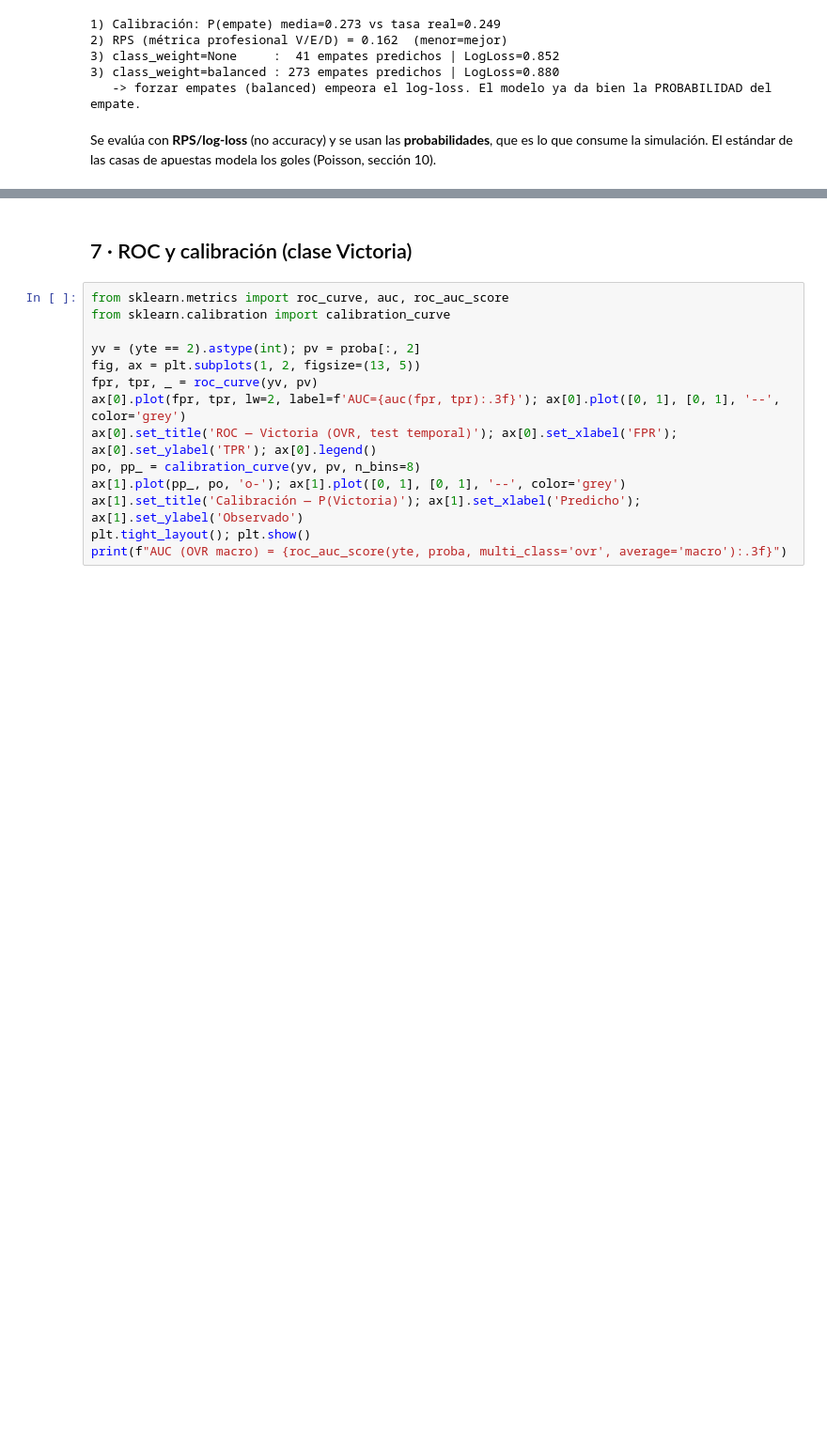
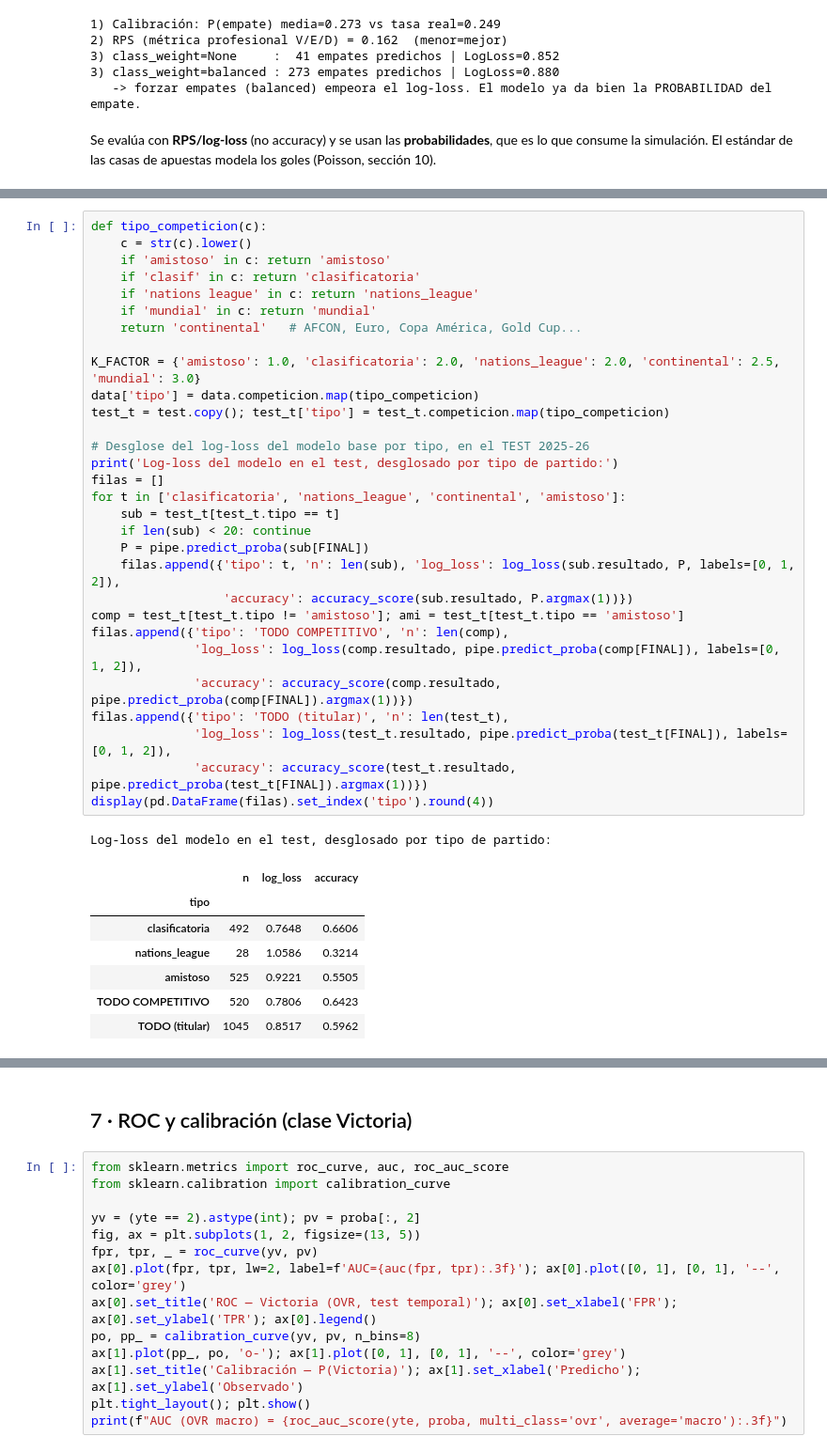
Before and after one commit to Pacortes2021/fifa-2026-hybrid-forecast, a Jupyter notebook: notebooks/Mundial_2026_Metodologia.ipynb, the cells around one changed output, grey strips where cells are left out. Shown at 94% size. Drawn from its saved outputs; the diff is of its cells as text; blank space fills up the shorter version.

```diff
--- a/notebooks/Mundial_2026_Metodologia.ipynb
+++ b/notebooks/Mundial_2026_Metodologia.ipynb
@@ -363,0 +372,39 @@ consume la simulación. El estándar de las casas de apuestas modela los goles (
+# %%
+def tipo_competicion(c):
+    c = str(c).lower()
+    if 'amistoso' in c: return 'amistoso'
+    if 'clasif' in c: return 'clasificatoria'
+    if 'nations league' in c: return 'nations_league'
+    if 'mundial' in c: return 'mundial'
+    return 'continental'   # AFCON, Euro, Copa América, Gold Cup...
+
+K_FACTOR = {'amistoso': 1.0, 'clasificatoria': 2.0, 'nations_league': 2.0, 'continental': 2.5, 'mundial': 3.0}
+data['tipo'] = data.competicion.map(tipo_competicion)
+test_t = test.copy(); test_t['tipo'] = test_t.competicion.map(tipo_competicion)
+
+# Desglose del log-loss del modelo base por tipo, en el TEST 2025-26
+print('Log-loss del modelo en el test, desglosado por tipo de partido:')
+filas = []
+for t in ['clasificatoria', 'nations_league', 'continental', 'amistoso']:
+    sub = test_t[test_t.tipo == t]
+    if len(sub) < 20: continue
+    P = pipe.predict_proba(sub[FINAL])
+    filas.append({'tipo': t, 'n': len(sub), 'log_loss': log_loss(sub.resultado, P, labels=[0, 1, 2]),
+                  'accuracy': accuracy_score(sub.resultado, P.argmax(1))})
+comp = test_t[test_t.tipo != 'amistoso']; ami = test_t[test_t.tipo == 'amistoso']
+filas.append({'tipo': 'TODO COMPETITIVO', 'n': len(comp),
+              'log_loss': log_loss(comp.resultado, pipe.predict_proba(comp[FINAL]), labels=[0, 1, 2]),
+              'accuracy': accuracy_score(comp.resultado, pipe.predict_proba(comp[FINAL]).argmax(1))})
+filas.append({'tipo': 'TODO (titular)', 'n': len(test_t),
+              'log_loss': log_loss(test_t.resultado, pipe.predict_proba(test_t[FINAL]), labels=[0, 1, 2]),
+              'accuracy': accuracy_score(test_t.resultado, pipe.predict_proba(test_t[FINAL]).argmax(1))})
+display(pd.DataFrame(filas).set_index('tipo').round(4))
+# %% [output]
+Log-loss del modelo en el test, desglosado por tipo de partido:
+|  | n | log_loss | accuracy |
+| tipo |  |  |  |
+| clasificatoria | 492 | 0.7648 | 0.6606 |
+| nations_league | 28 | 1.0586 | 0.3214 |
+| amistoso | 525 | 0.9221 | 0.5505 |
+| TODO COMPETITIVO | 520 | 0.7806 | 0.6423 |
+| TODO (titular) | 1045 | 0.8517 | 0.5962 |
```
Also changed, not shown: parts of 14 cells of this notebook, 11 other files.
